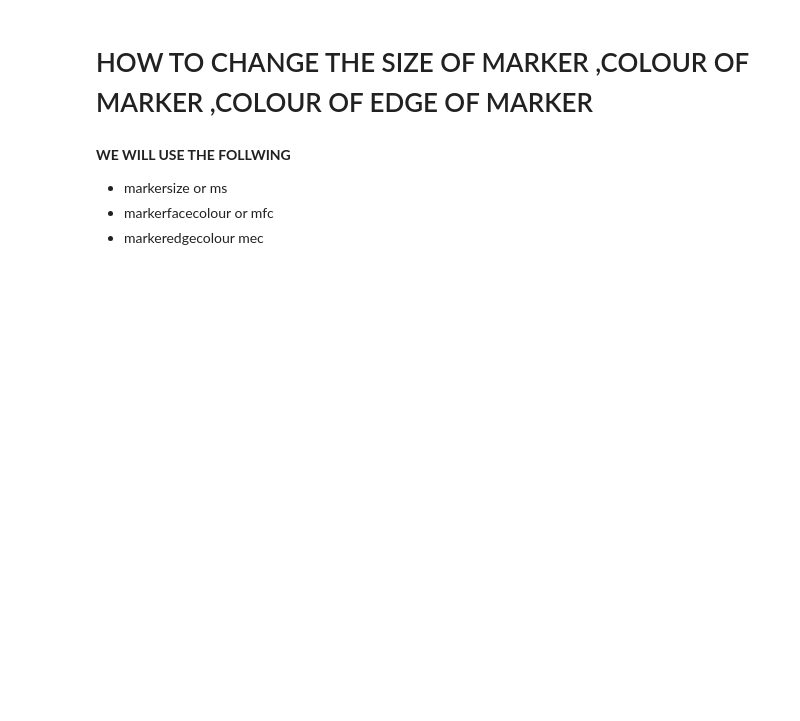
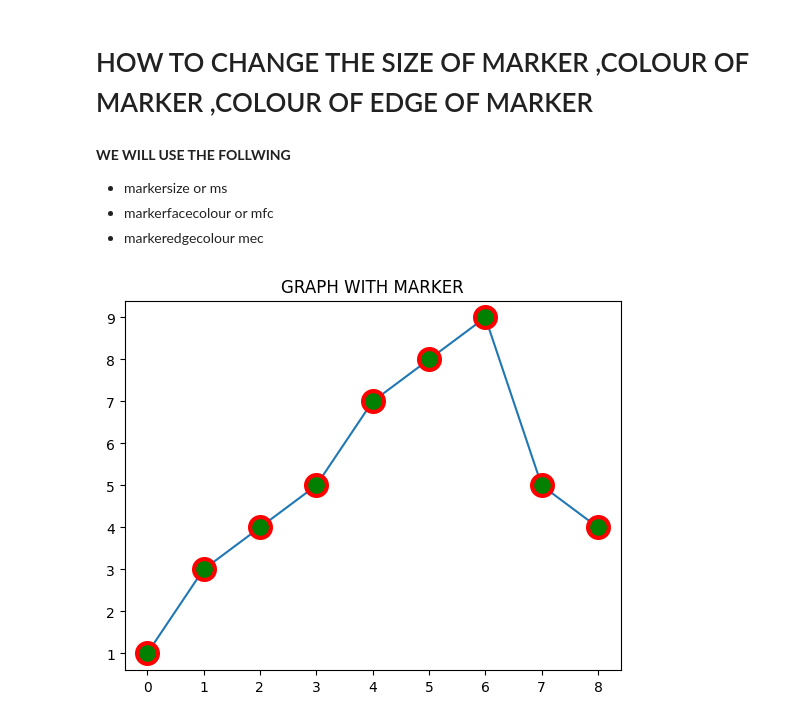
Before and after one commit to Abdal-AI/MATPLOTLIB, a Jupyter notebook: matplotlib.ipynb, the cells around one changed output. Saved outputs shown, nothing was run; the diff lists cells and outputs as text; code cells hidden in the pictures; blank space fills up the shorter version.

```diff
--- a/matplotlib.ipynb
+++ b/matplotlib.ipynb
@@ -98,3 +98,14 @@ plt.show()
 - markersize or ms
 - markerfacecolour or mfc
 - markeredgecolour mec
+# %%
+import pandas as pd
+import matplotlib.pyplot as plt
+import numpy as np
+x=np.array([0,1,2,3,4,5,6,7,8])
+y=np.array([1,3,4,5,7,8,9,5,4])
+plt.plot(x,y,marker='o',ms=15,mfc='g',mec='r',mew=3)
+plt.title("GRAPH WITH MARKER")
+plt.show()
+# %% [output]
+[figure, added]
```
Also changed, not shown: parts of 6 cells of this notebook.
